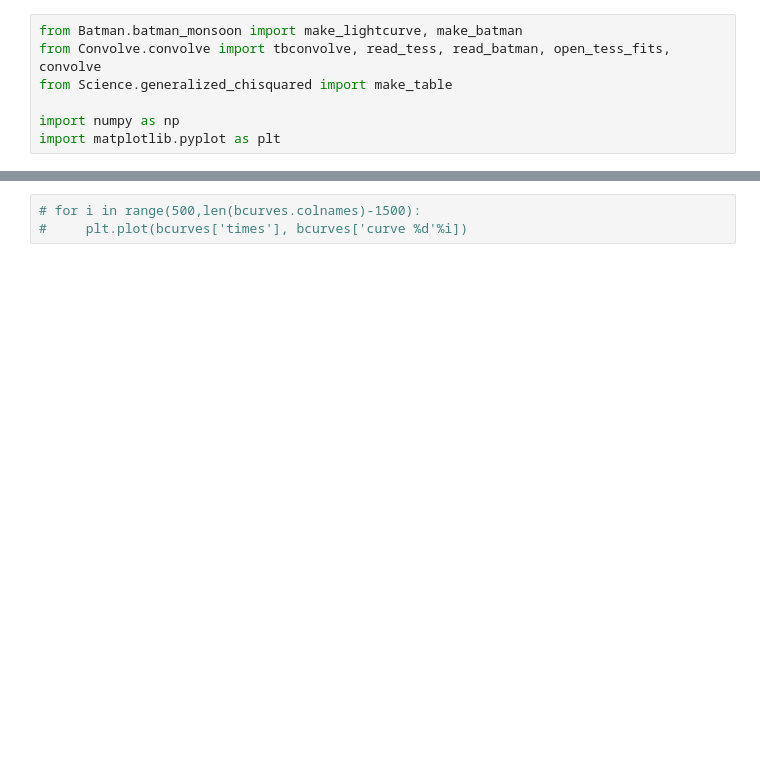
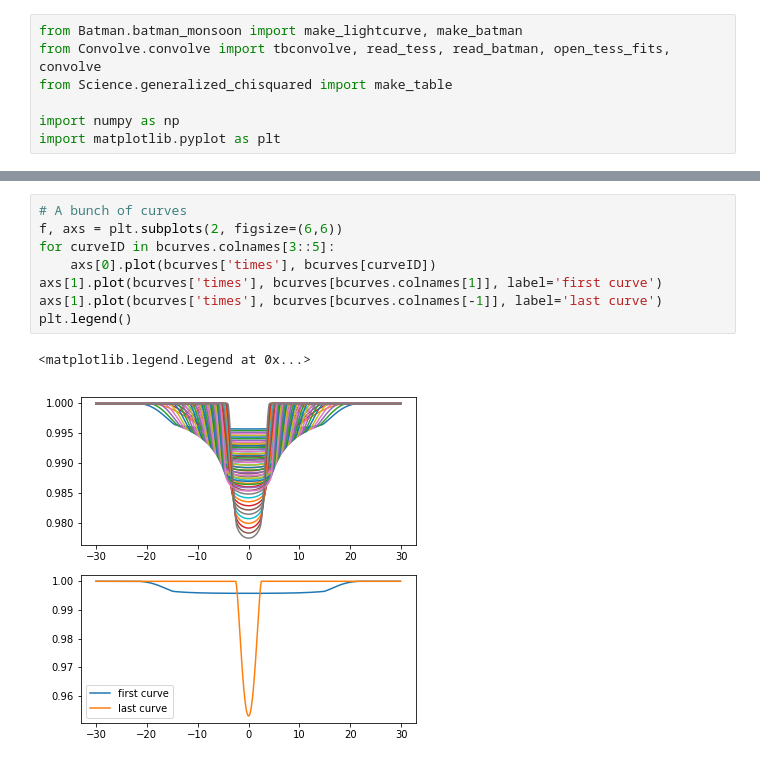
Before and after one commit to cjtu/tess_batman, a Jupyter notebook: code/master_notebook.ipynb, the cells around one changed output, grey strips where cells are left out. Drawn from its saved outputs; the diff is of its cells as text; blank space fills up the shorter version.

```diff
--- a/code/master_notebook.ipynb
+++ b/code/master_notebook.ipynb
@@ -29,6 +39,14 @@ Wrote files in 2.1715877056121826 s
-# %%
-# for i in range(500,len(bcurves.colnames)-1500):
-#     plt.plot(bcurves['times'], bcurves['curve %d'%i])
+# %%
+# A bunch of curves
+f, axs = plt.subplots(2, figsize=(6,6))
+for curveID in bcurves.colnames[3::5]:
+    axs[0].plot(bcurves['times'], bcurves[curveID])
+axs[1].plot(bcurves['times'], bcurves[bcurves.colnames[1]], label='first curve')
+axs[1].plot(bcurves['times'], bcurves[bcurves.colnames[-1]], label='last curve')
+plt.legend()
+# %% [output]
+<matplotlib.legend.Legend at 0x...>
+[figure, added]
 # %%
 # pt = "/home/ctaiudovicic/projects/tess_batman/data/TESS/"
 pt = "/home/ctaiudovicic/projects/tess_batman/sampleData/"
```
Also changed, not shown: parts of 13 cells of this notebook, 9 other files.
